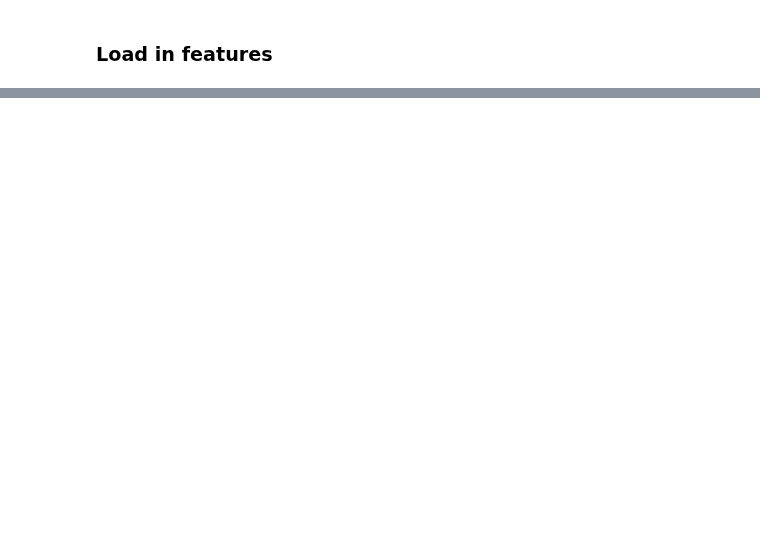
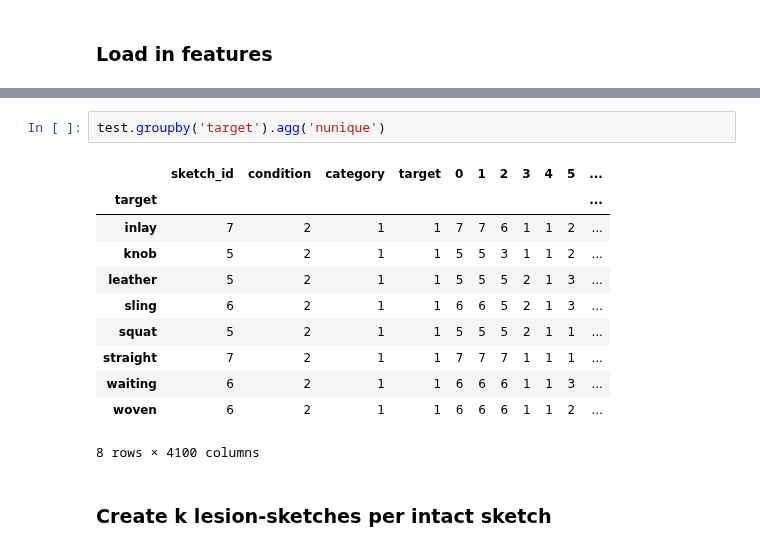
Before and after one commit to cogtoolslab/semantic_parts, a Jupyter notebook: analysis/kushinm/semantic_parts_lesion.ipynb, the cells around one changed output, grey strips where cells are left out. Drawn from its saved outputs; the diff is of its cells as text; blank space fills up the shorter version.

Commit message:
update lesion notebook with new analysis cells

```diff
--- a/analysis/kushinm/semantic_parts_lesion.ipynb
+++ b/analysis/kushinm/semantic_parts_lesion.ipynb
@@ -537,0 +549,16 @@ Naive loss would be : 2.079
+# %%
+test.groupby('target').agg('nunique')
+# %% [output]
+|  | sketch_id | condition | category | target | 0 | 1 | 2 | 3 | 4 | 5 | ... |
+| target |  |  |  |  |  |  |  |  |  |  | ... |
+| inlay | 7 | 2 | 1 | 1 | 7 | 7 | 6 | 1 | 1 | 2 | ... |
+| knob | 5 | 2 | 1 | 1 | 5 | 5 | 3 | 1 | 1 | 2 | ... |
+| leather | 5 | 2 | 1 | 1 | 5 | 5 | 5 | 2 | 1 | 3 | ... |
+| sling | 6 | 2 | 1 | 1 | 6 | 6 | 5 | 2 | 1 | 3 | ... |
+| squat | 5 | 2 | 1 | 1 | 5 | 5 | 5 | 2 | 1 | 1 | ... |
+| straight | 7 | 2 | 1 | 1 | 7 | 7 | 7 | 1 | 1 | 1 | ... |
+| waiting | 6 | 2 | 1 | 1 | 6 | 6 | 6 | 1 | 1 | 3 | ... |
+| woven | 6 | 2 | 1 | 1 | 6 | 6 | 6 | 1 | 1 | 2 | ... |
+8 rows × 4100 columns
+# %% [markdown]
+### Create k lesion-sketches per intact sketch
```
Also changed, not shown: parts of 48 cells of this notebook, 1 other file.
